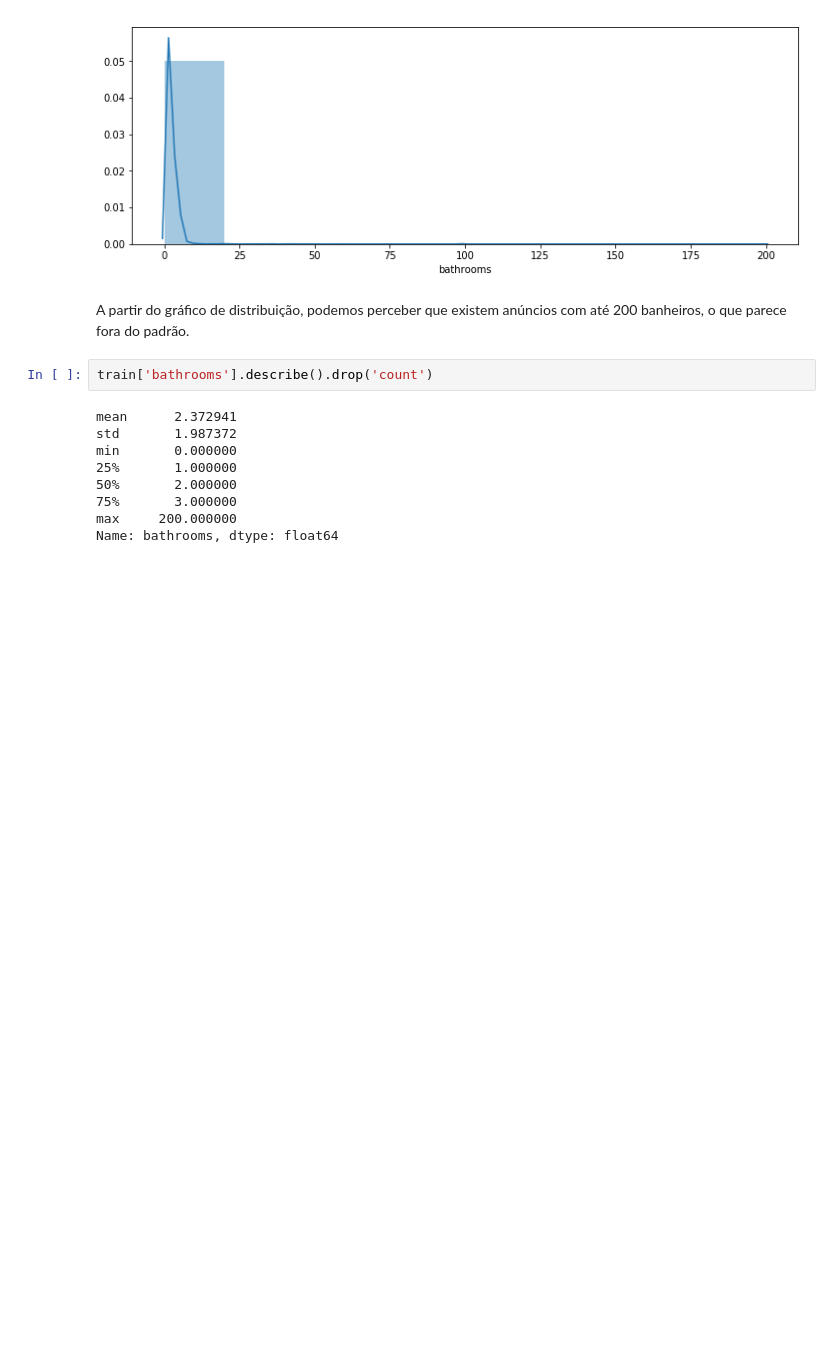
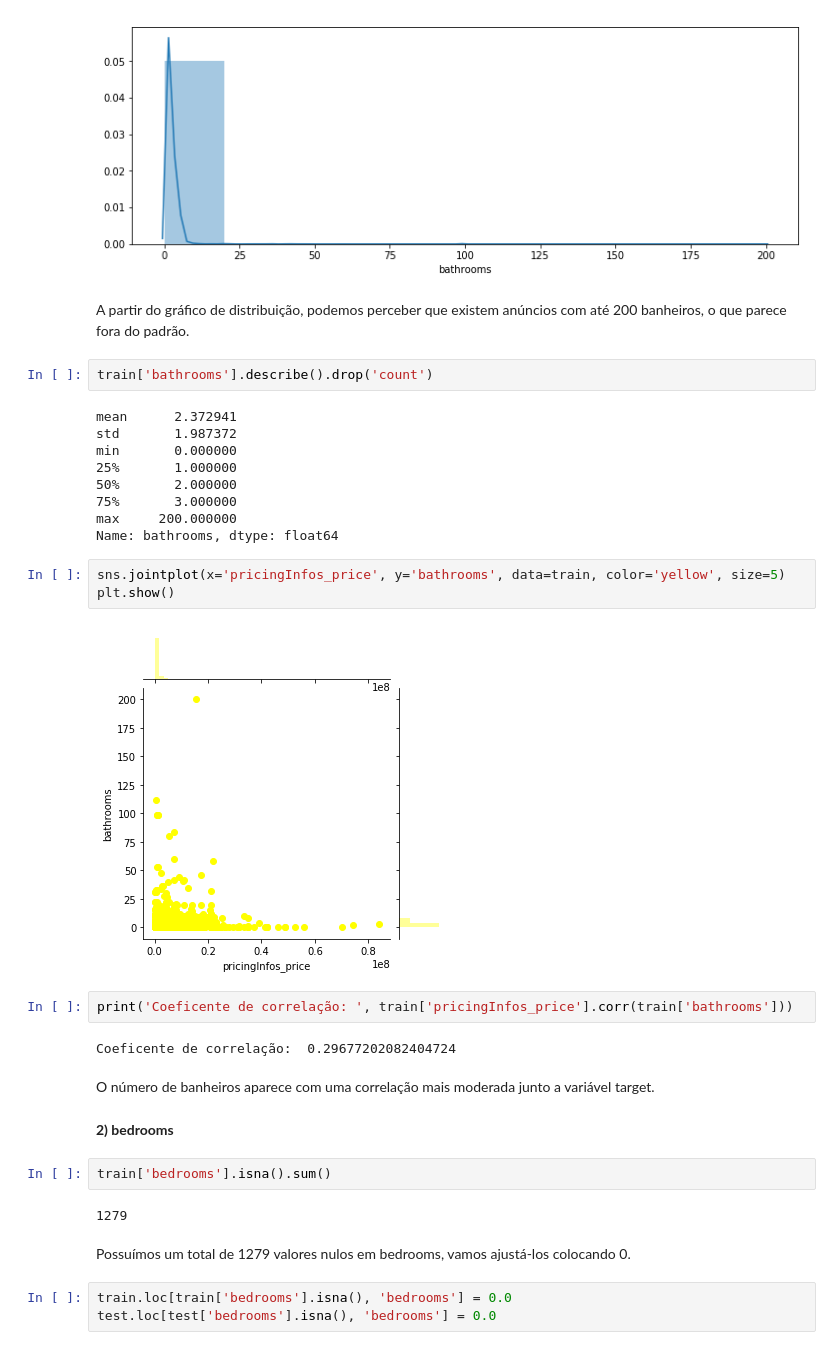
Before and after one commit to raphalencar/ml_apartment_price_advanced_regression_techniques, a Jupyter notebook: data-science-challenge.ipynb, the cells around one changed output. Cells and saved outputs as stored; diff of their text form; blank space fills up the shorter version.

```diff
--- a/data-science-challenge.ipynb
+++ b/data-science-challenge.ipynb
@@ -619,3 +619,25 @@ min       0.000000
 75%       3.000000
 max     200.000000
 Name: bathrooms, dtype: float64
+# %%
+sns.jointplot(x='pricingInfos_price', y='bathrooms', data=train, color='yellow', size=5)
+plt.show()
+# %% [output]
+[figure, added]
+# %%
+print('Coeficente de correlação: ', train['pricingInfos_price'].corr(train['bathrooms']))
+# %% [output]
+Coeficente de correlação:  0.29677202082404724
+# %% [markdown]
+O número de banheiros aparece com uma correlação mais moderada junto a variável target.
+# %% [markdown]
+**2) bedrooms**
+# %%
+train['bedrooms'].isna().sum()
+# %% [output]
+1279
+# %% [markdown]
+Possuímos um total de 1279 valores nulos em bedrooms, vamos ajustá-los colocando 0.
+# %%
+train.loc[train['bedrooms'].isna(), 'bedrooms'] = 0.0
+test.loc[test['bedrooms'].isna(), 'bedrooms'] = 0.0
```
Also changed, not shown: parts of 20 cells of this notebook.
